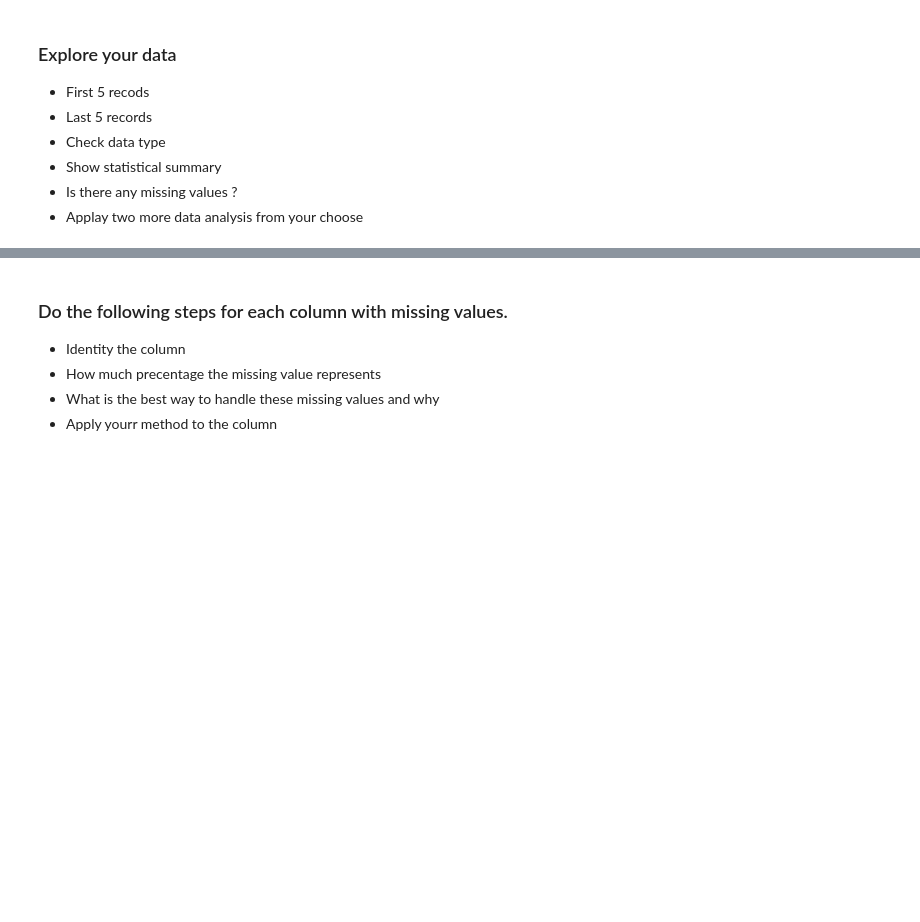
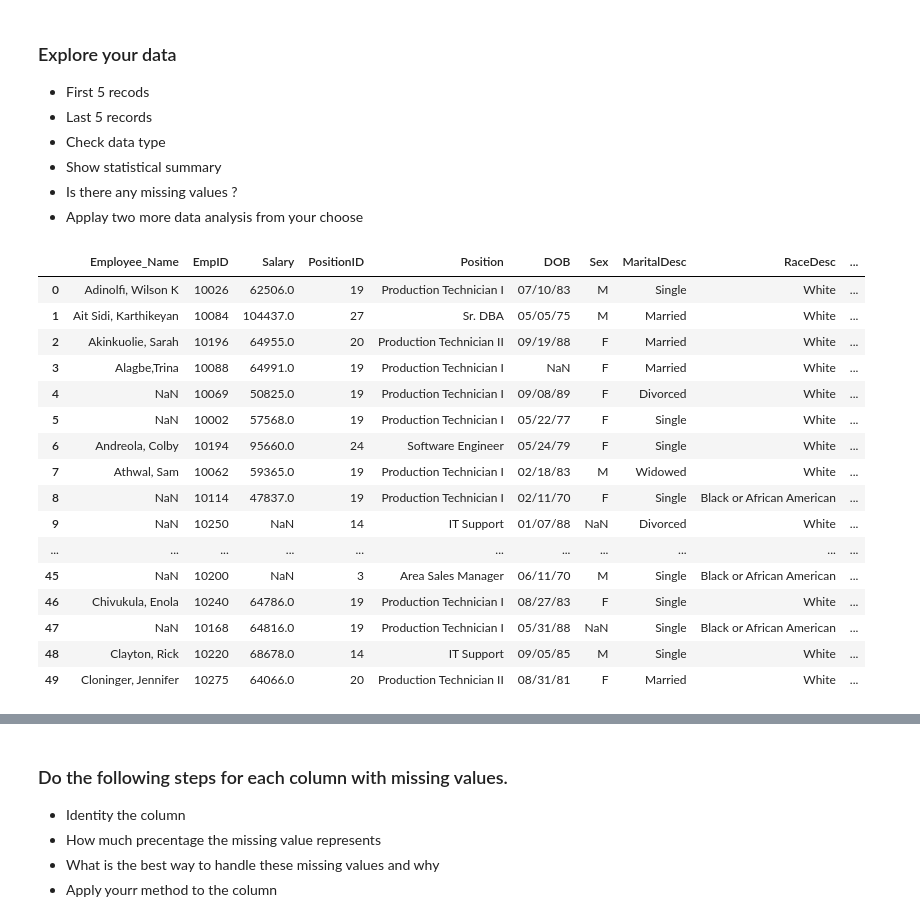
Before and after one commit to Tuwaiq-Data-Science-Bootcamp-V2/MissingData-Lab1, a Jupyter notebook: Missing Values Assignment .ipynb, the cells around one changed output, grey strips where cells are left out. Drawn from its saved outputs; the diff is of its cells as text; code cells hidden in the pictures; blank space fills up the shorter version.

```diff
--- a/Missing Values Assignment .ipynb
+++ b/Missing Values Assignment .ipynb
@@ -3,5 +9,7 @@
 # %% [markdown]
 ### Load your dataset
+# %%
+df = pd.read_csv('HR_Missing_Vslues.csv')
 # %% [markdown]
 ### Explore your data
 
@@ -11,3 +19,23 @@
 * Show statistical summary
 * Is there any missing values ?
 * Applay two more data analysis from your choose
+# %%
+df.head(50)
+# %% [output]
+|  | Employee_Name | EmpID | Salary | PositionID | Position | DOB | Sex | MaritalDesc | RaceDesc | ... |
+| 0 | Adinolfi, Wilson K | 10026 | 62506.0 | 19 | Production Technician I | 07/10/83 | M | Single | White | ... |
+| 1 | Ait Sidi, Karthikeyan | 10084 | 104437.0 | 27 | Sr. DBA | 05/05/75 | M | Married | White | ... |
+| 2 | Akinkuolie, Sarah | 10196 | 64955.0 | 20 | Production Technician II | 09/19/88 | F | Married | White | ... |
+| 3 | Alagbe,Trina | 10088 | 64991.0 | 19 | Production Technician I | NaN | F | Married | White | ... |
+| 4 | NaN | 10069 | 50825.0 | 19 | Production Technician I | 09/08/89 | F | Divorced | White | ... |
+| 5 | NaN | 10002 | 57568.0 | 19 | Production Technician I | 05/22/77 | F | Single | White | ... |
+| 6 | Andreola, Colby | 10194 | 95660.0 | 24 | Software Engineer | 05/24/79 | F | Single | White | ... |
+| 7 | Athwal, Sam | 10062 | 59365.0 | 19 | Production Technician I | 02/18/83 | M | Widowed | White | ... |
+| 8 | NaN | 10114 | 47837.0 | 19 | Production Technician I | 02/11/70 | F | Single | Black or African American | ... |
+| 9 | NaN | 10250 | NaN | 14 | IT Support | 01/07/88 | NaN | Divorced | White | ... |
+| ... | ... | ... | ... | ... | ... | ... | ... | ... | ... | ... |
+| 45 | NaN | 10200 | NaN | 3 | Area Sales Manager | 06/11/70 | M | Single | Black or African American | ... |
+| 46 | Chivukula, Enola | 10240 | 64786.0 | 19 | Production Technician I | 08/27/83 | F | Single | White | ... |
+| 47 | NaN | 10168 | 64816.0 | 19 | Production Technician I | 05/31/88 | NaN | Single | Black or African American | ... |
+| 48 | Clayton, Rick | 10220 | 68678.0 | 14 | IT Support | 09/05/85 | M | Single | White | ... |
+| 49 | Cloninger, Jennifer | 10275 | 64066.0 | 20 | Production Technician II | 08/31/81 | F | Married | White | ... |
```
Also changed, not shown: parts of 13 cells of this notebook.
